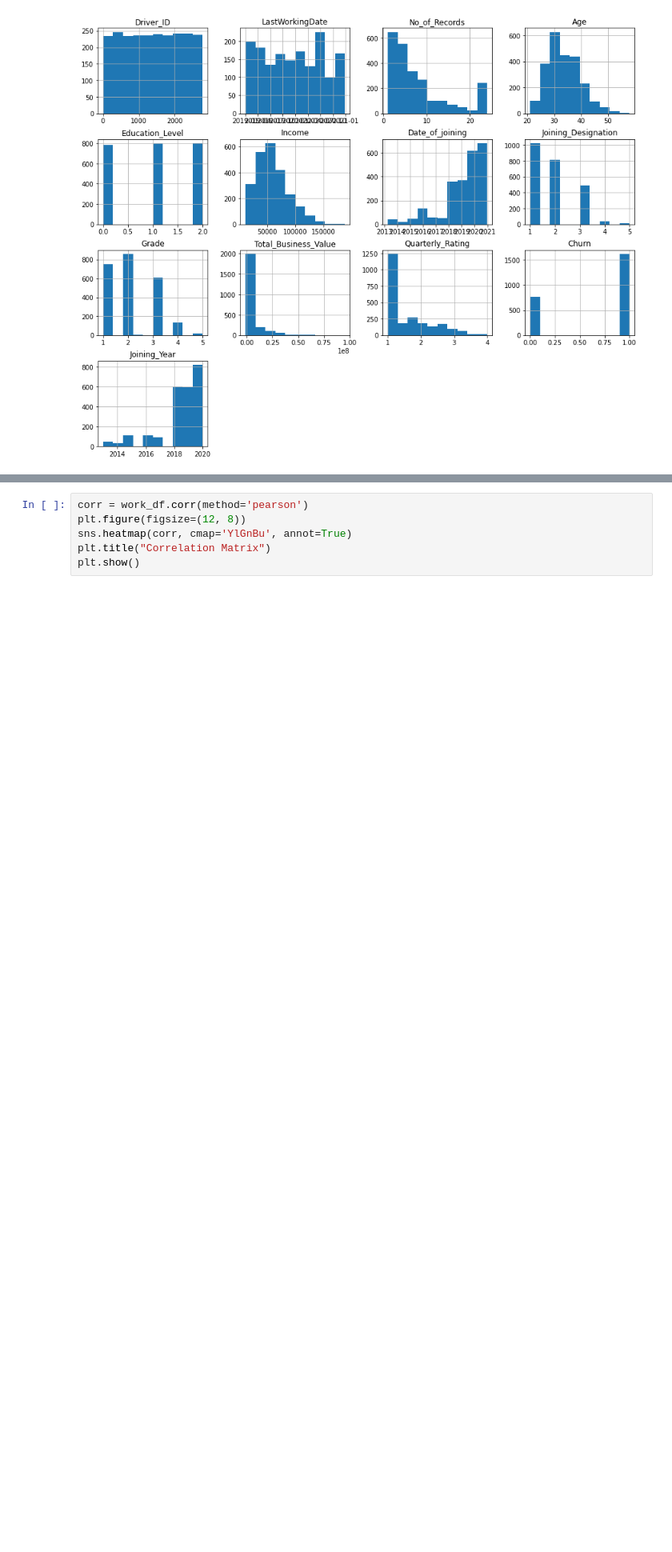
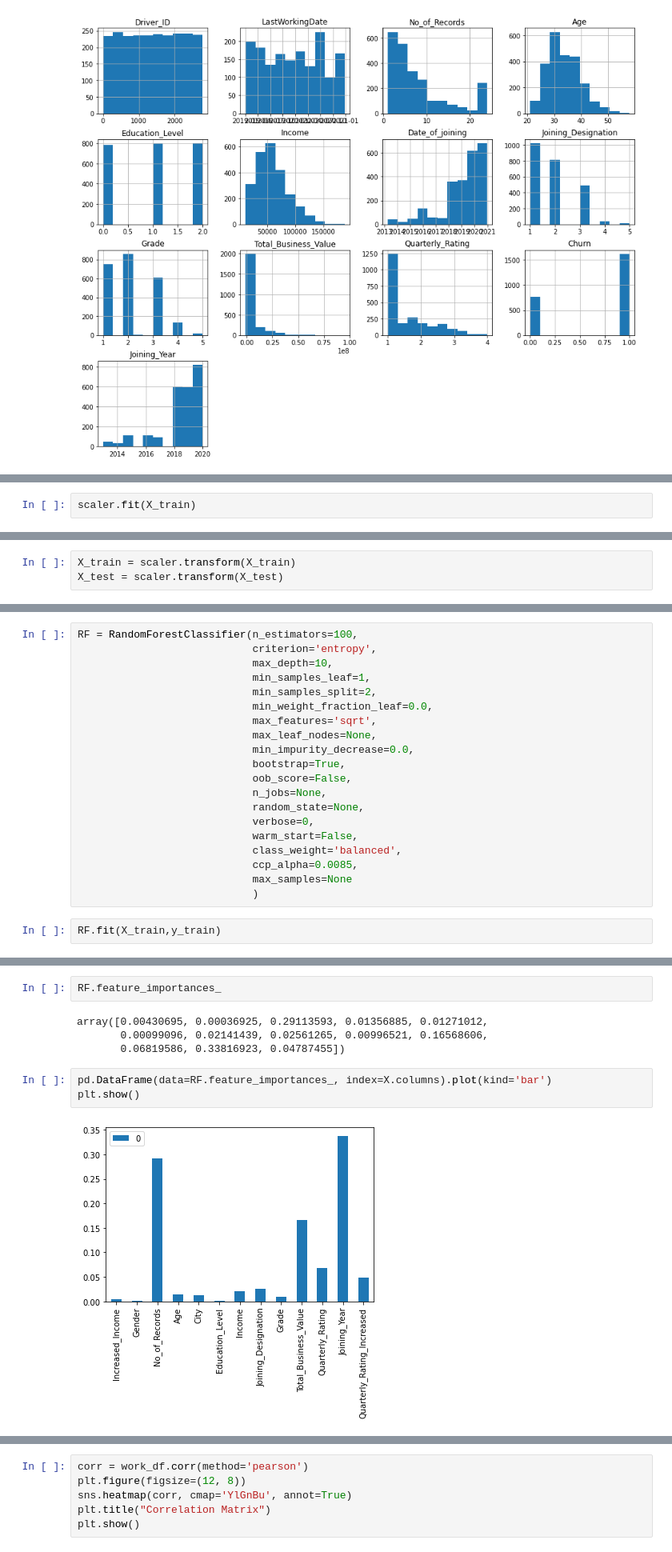
Before and after one commit to pkmariya/Scaler01, a Jupyter notebook: OLA_CaseStudy_Mariya_DSMLJune2022.ipynb, the cells around one changed output, grey strips where cells are left out. Shown at 80% size. Saved outputs shown, nothing was run; the diff lists cells and outputs as text; blank space fills up the shorter version.

```diff
--- a/OLA_CaseStudy_Mariya_DSMLJune2022.ipynb
+++ b/OLA_CaseStudy_Mariya_DSMLJune2022.ipynb
@@ -531,0 +622,2 @@ plt.show()
+# %%
+scaler.fit(X_train)
@@ -531,0 +626,3 @@ plt.show()
+# %%
+X_train = scaler.transform(X_train)
+X_test = scaler.transform(X_test)
@@ -531,0 +633,22 @@ plt.show()
+# %%
+RF = RandomForestClassifier(n_estimators=100,
+                            criterion='entropy',
+                            max_depth=10,
+                            min_samples_leaf=1,
+                            min_samples_split=2,
+                            min_weight_fraction_leaf=0.0,
+                            max_features='sqrt',
+                            max_leaf_nodes=None,
+                            min_impurity_decrease=0.0,
+                            bootstrap=True,
+                            oob_score=False,
+                            n_jobs=None,
+                            random_state=None,
+                            verbose=0,
+                            warm_start=False,
+                            class_weight='balanced',
+                            ccp_alpha=0.0085,
+                            max_samples=None
+                            )
+# %%
+RF.fit(X_train,y_train)
@@ -531,0 +662,11 @@ plt.show()
+# %%
+RF.feature_importances_
+# %% [output]
+array([0.00430695, 0.00036925, 0.29113593, 0.01356885, 0.01271012,
+       0.00099096, 0.02141439, 0.02561265, 0.00996521, 0.16568606,
+       0.06819586, 0.33816923, 0.04787455])
+# %%
+pd.DataFrame(data=RF.feature_importances_, index=X.columns).plot(kind='bar')
+plt.show()
+# %% [output]
+[figure, added]
```
Also changed, not shown: parts of 32 cells of this notebook.
